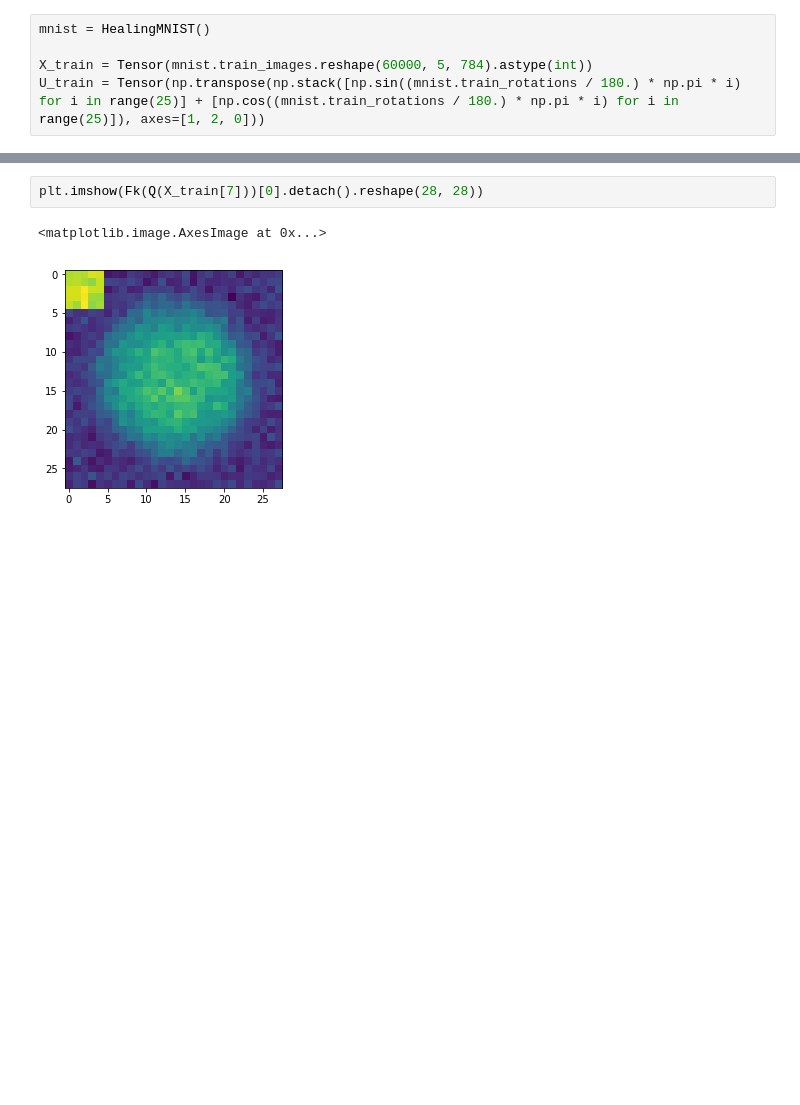
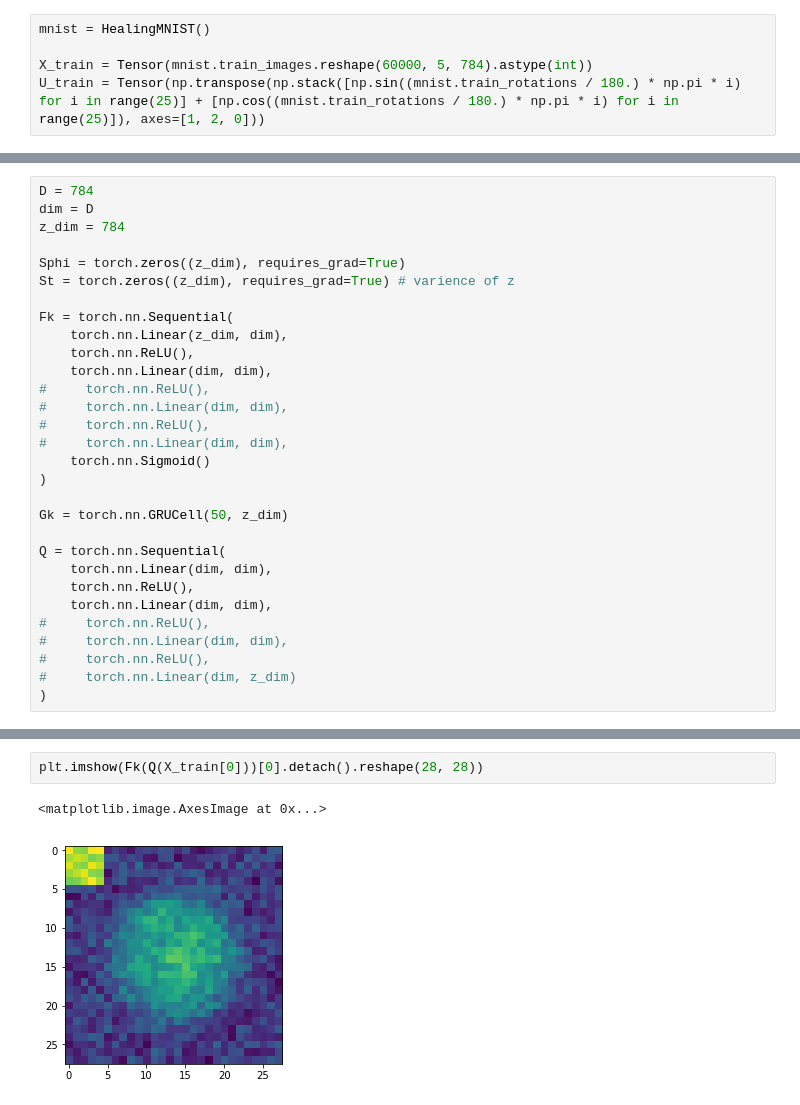
Before and after one commit to NikitaChizhov/deep_kalman_filter_for_BM, a Jupyter notebook: model.ipynb, the cells around one changed output, grey strips where cells are left out. Drawn from its saved outputs; the diff is of its cells as text; blank space fills up the shorter version.

```diff
--- a/model.ipynb
+++ b/model.ipynb
@@ -46,3 +16,33 @@ Gk = torch.nn.GRUCell(50*5, 100*5)
+# %%
+D = 784
+dim = D
+z_dim = 784
+
+Sphi = torch.zeros((z_dim), requires_grad=True)
+St = torch.zeros((z_dim), requires_grad=True) # varience of z
+
+Fk = torch.nn.Sequential(
+    torch.nn.Linear(z_dim, dim),
+    torch.nn.ReLU(),
+    torch.nn.Linear(dim, dim),
+#     torch.nn.ReLU(),
+#     torch.nn.Linear(dim, dim),
+#     torch.nn.ReLU(),
+#     torch.nn.Linear(dim, dim),
+    torch.nn.Sigmoid()
+)
+
+Gk = torch.nn.GRUCell(50, z_dim)
+
+Q = torch.nn.Sequential(
+    torch.nn.Linear(dim, dim),
+    torch.nn.ReLU(),
+    torch.nn.Linear(dim, dim),
+#     torch.nn.ReLU(),
+#     torch.nn.Linear(dim, dim),
+#     torch.nn.ReLU(),
+#     torch.nn.Linear(dim, z_dim)
+)
 # %%
 from tqdm import tqdm_notebook
 
@@ -99,5 +122,5 @@ plt.plot(l)
 # %%
-plt.imshow(Fk(Q(X_train[7]))[0].detach().reshape(28, 28))
+plt.imshow(Fk(Q(X_train[0]))[0].detach().reshape(28, 28))
 # %% [output]
 <matplotlib.image.AxesImage at 0x...>
-[figure, old version]
+[figure, new version]
```
Also changed, not shown: parts of 11 cells of this notebook.
